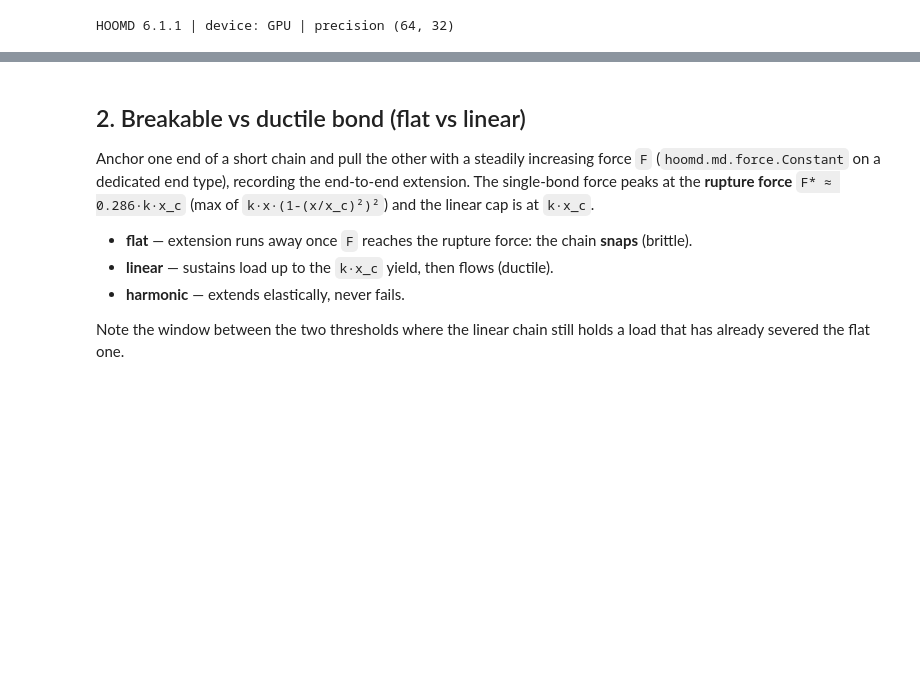
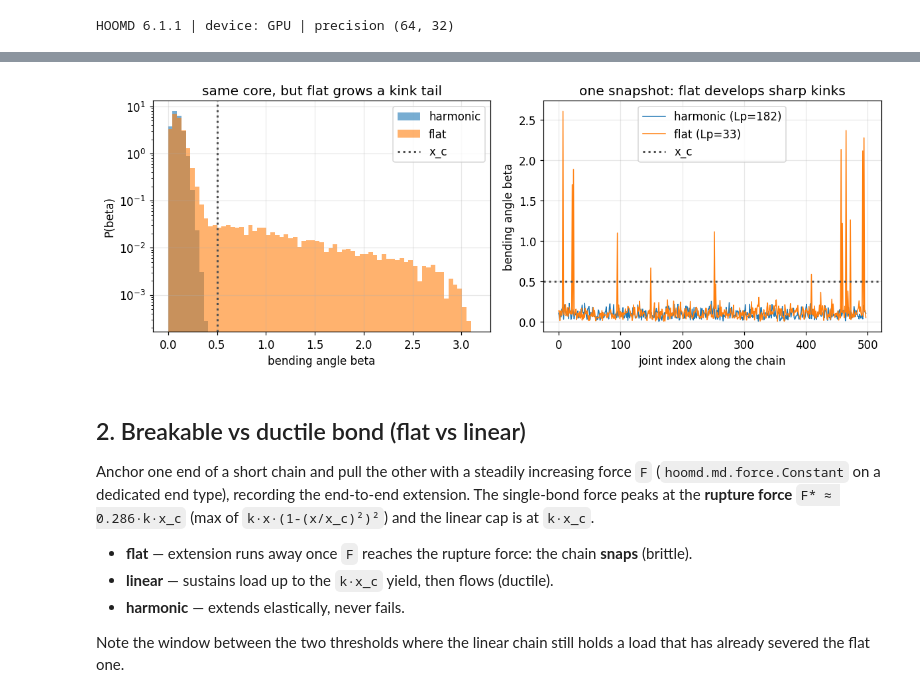
Before and after one commit to glab-vbc/hoomd-glab-plugins, a Jupyter notebook: docs/examples/demo_soft_harmonic.ipynb, the cells around one changed output, grey strips where cells are left out. Cells and saved outputs as stored; diff of their text form; code cells hidden in the pictures; blank space fills up the shorter version.

```diff
--- a/docs/examples/demo_soft_harmonic.ipynb
+++ b/docs/examples/demo_soft_harmonic.ipynb
@@ -117,0 +56,82 @@ flat:      Lp =   11.7 b,   kinks (beta > x_c) = 9.6%
+# %%
+def random_fold(N, step=1.0, turn=0.10):
+    """A *persistent* (worm-like) random walk: randomly folded but locally near-straight,
+    so both chains start close to the stiff harmonic equilibrium and relax quickly.
+    Uses polykit's generator when available, else an inline equivalent."""
+    try:
+        from polykit.generators.initial_conformations import create_constrained_random_walk
+        p = create_constrained_random_walk(N, lambda x: True, step_size=step, polar_fixed=turn)
+    except Exception:
+        rng = np.random.default_rng(0)
+        d = np.zeros((N, 3)); d[0] = [1, 0, 0]
+        for i in range(1, N):
+            perp = np.cross(d[i - 1], rng.normal(size=3)); perp /= np.linalg.norm(perp)
+            d[i] = np.cos(turn) * d[i - 1] + np.sin(turn) * perp
+        p = np.cumsum(step * d, axis=0)
+    p = np.asarray(p); return p - p.mean(axis=0)
+
+
+def kink_run(make_angle, N=500, k_bond=300.0, kT=1.0, dt=0.005,
+             equil=80000, prod=80000, every=500):
+    """Semiflexible phantom chain from a random fold; return bending angles, Lp, a profile."""
+    pos = random_fold(N)
+    L = 2.0 * float(np.abs(pos).max()) + 30.0
+    snap = hoomd.Snapshot(dev.communicator)
+    if snap.communicator.rank == 0:
+        snap.configuration.box = [L, L, L, 0, 0, 0]
+        snap.particles.N = N; snap.particles.types = ["A"]; snap.particles.mass[:] = 1.0
+        snap.particles.position[:] = pos
+        b = np.column_stack([np.arange(N - 1), np.arange(1, N)])
+        snap.bonds.N = len(b); snap.bonds.types = ["A-A"]; snap.bonds.group[:] = b
+        a = np.column_stack([np.arange(N - 2), np.arange(1, N - 1), np.arange(2, N)])
+        snap.angles.N = len(a); snap.angles.types = ["A-A-A"]; snap.angles.group[:] = a
+    sim = hoomd.Simulation(device=dev, seed=7)
+    sim.create_state_from_snapshot(snap)
+    bond = hoomd.md.bond.Harmonic(); bond.params["A-A"] = dict(k=k_bond, r0=1.0)
+    lang = hoomd.md.methods.Langevin(filter=hoomd.filter.All(), kT=kT)
+    integ = hoomd.md.Integrator(dt=dt, methods=[lang], forces=[bond, make_angle()])
+    sim.operations.integrator = integ
+    for wdt, wsteps in [(1e-4, 5000), (1e-3, 5000), (dt, 10000)]:   # relax the sharp initial folds
+        integ.dt = wdt; sim.run(wsteps)
+    integ.dt = dt
+    sim.run(equil)
+
+    def bending(p):
+        u = p[1:] - p[:-1]; u /= np.linalg.norm(u, axis=1, keepdims=True)
+        return np.arccos(np.einsum("ij,ij->i", u[:-1], u[1:]).clip(-1, 1))
+
+    betas = []
+    for _ in range(prod // every):
+        sim.run(every)
+        betas.append(bending(positions_by_tag(sim)))
+    Lp = -1.0 / np.log(np.cos(np.concatenate(betas)).mean())   # bond length b = 1
+    return np.concatenate(betas), Lp, betas[-1]                 # last snapshot's profile
+
+
+def _set(force, params):
+    force.params["A-A-A"] = params; return force
+
+
+K, XC = 180.0, 0.5
+bh, Lph, profh = kink_run(lambda: _set(hoomd.md.angle.Harmonic(), dict(k=K, t0=np.pi)))
+bf, Lpf, proff = kink_run(lambda: _set(align_angle.SoftHarmonicAngle(),
+                                       dict(k=K, t0=np.pi, x_c=XC, tail="flat")))
+print(f"plateau energy = k*x_c^2/6 = {K*XC**2/6:.1f} kT   (bends past x_c cost <= this)")
+print(f"harmonic:  Lp = {Lph:6.1f} b,   kinks (beta > x_c) = {np.mean(bh>XC):.2%}")
+print(f"flat:      Lp = {Lpf:6.1f} b,   kinks (beta > x_c) = {np.mean(bf>XC):.2%}")
+
+fig, (a1, a2) = plt.subplots(1, 2, figsize=(11, 4.2))
+bins = np.linspace(0, np.pi, 70)
+a1.hist(bh, bins=bins, density=True, alpha=0.6, label="harmonic")
+a1.hist(bf, bins=bins, density=True, alpha=0.6, label="flat")
+a1.axvline(XC, color="0.3", ls=":", label="x_c")
+a1.set_yscale("log"); a1.set_xlabel("bending angle beta"); a1.set_ylabel("P(beta)")
+a1.set_title("same core, but flat grows a kink tail"); a1.legend()
+
+a2.plot(np.arange(len(profh)), profh, lw=1.0, label=f"harmonic (Lp={Lph:.0f})")
+a2.plot(np.arange(len(proff)), proff, lw=1.0, label=f"flat (Lp={Lpf:.0f})")
+a2.axhline(XC, color="0.3", ls=":", label="x_c")
+a2.set_xlabel("joint index along the chain"); a2.set_ylabel("bending angle beta")
+a2.set_title("one snapshot: flat develops sharp kinks"); a2.legend()
+fig.tight_layout(); plt.show()
+# %% [output]
@@ -118,3 +141,4 @@ flat:      Lp =   11.7 b,   kinks (beta > x_c) = 9.6%
+[figure, added]
 # %% [markdown]
 ## 2. Breakable vs ductile bond (flat vs linear)
 
```
Also changed, not shown: parts of 3 cells of this notebook.
